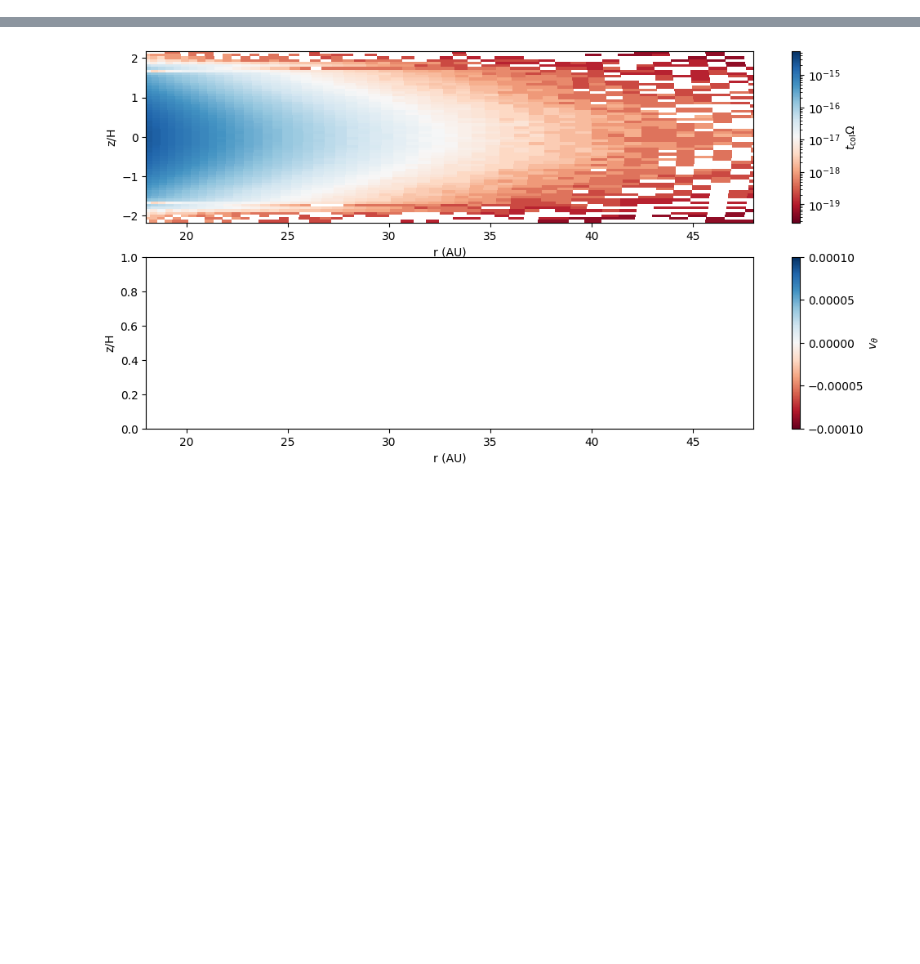
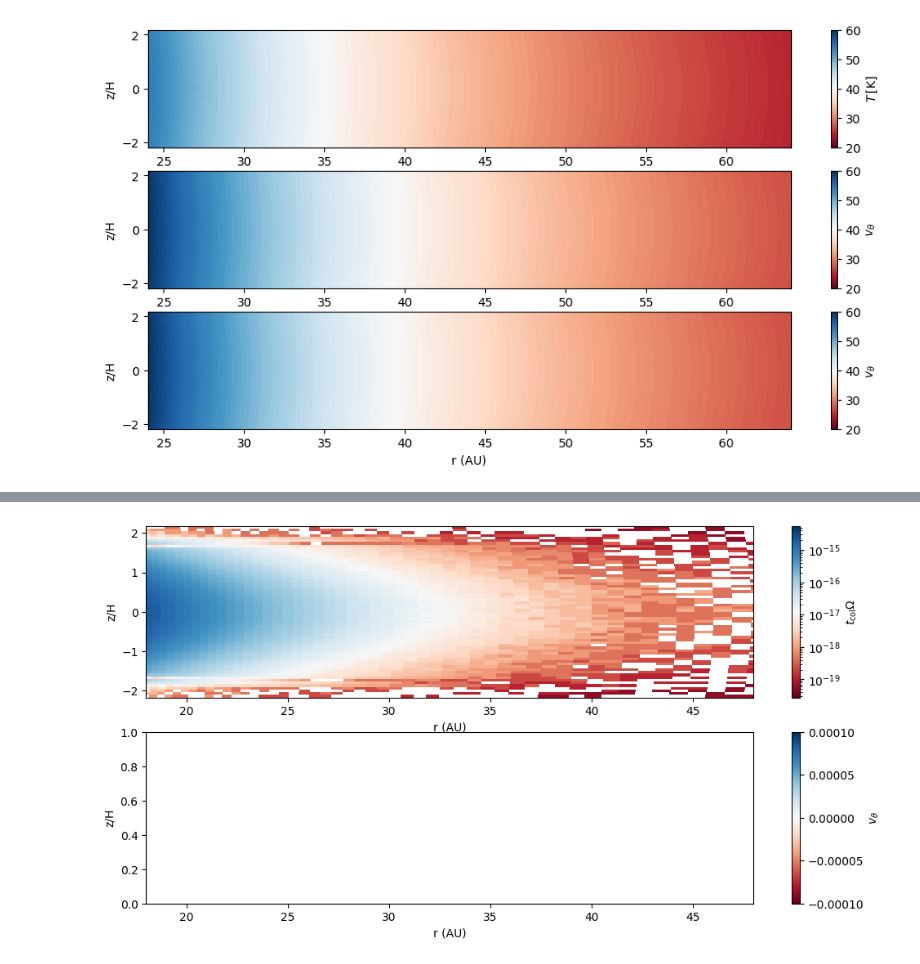
Before and after one commit to NadineSoliman/fargo3d, a Jupyter notebook: setups/vsi/vsi.ipynb, the cells around one changed output, grey strips where cells are left out. Cells and saved outputs as stored; diff of their text form; code cells hidden in the pictures; blank space fills up the shorter version.

```diff
--- a/setups/vsi/vsi.ipynb
+++ b/setups/vsi/vsi.ipynb
@@ -166,0 +167,39 @@ show()
+# %%
+n =0
+
+vthetan_th = fromfile("../../outputs/vsi_sametemp/gasenergy{:d}.dat".format(n)).reshape(nz,ny)
+vthetan_d= fromfile("../../outputs/vsi_sametemp/dust1energy{:d}.dat".format(n)).reshape(nz,ny)
+vthetan_d2= fromfile("../../outputs/vsi_sametemp/dust2energy{:d}.dat".format(n)).reshape(nz,ny)
+cg = 1/(gamma-1)
+cd = 0.08 * cg
+rho = fromfile("../../outputs/vsi_sametemp/gasdens{:d}.dat".format(n)).reshape(nz,ny)
+rhod1= fromfile("../../outputs/vsi_sametemp/dust1dens{:d}.dat".format(n)).reshape(nz,ny)
+rhod2= fromfile("../../outputs/vsi_sametemp/dust2dens{:d}.dat".format(n)).reshape(nz,ny)
+
+H0 = 0.06
+fig = plt.figure(figsize=(12, 6))
+
+ax1 = fig.add_subplot(311)
+surf1 = ax1.pcolormesh(40*R*sin(T),cos(T)/H0, vthetan_th/rho/cg / Kelvin_code, cmap='RdBu',vmin = 20, vmax = 60)
+
+ax1.set_xlabel('r (AU)')
+ax1.set_ylabel('z/H')
+ax1.set_xlim(0.6*40, 1.6*40)
+fig.colorbar(surf1, ax=ax1, label=r'$T\, [\rm K]$')
+
+ax2 = fig.add_subplot(312)
+surf2 = ax2.pcolormesh(40*R*sin(T),cos(T)/H0, vthetan_d/rhod1/cd/ Kelvin_code, cmap='RdBu', vmin = 20, vmax = 60)
+ax2.set_xlabel('r (AU)')
+ax2.set_ylabel('z/H')
+ax2.set_xlim(40*0.6, 40*1.6)
+fig.colorbar(surf2, ax=ax2, label=r'$v_\theta$')
+
+ax2 = fig.add_subplot(313)
+surf2 = ax2.pcolormesh(40*R*sin(T),cos(T)/H0, vthetan_d2/rhod2/cd/ Kelvin_code, cmap='RdBu', vmin = 20, vmax = 60)
+ax2.set_xlabel('r (AU)')
+ax2.set_ylabel('z/H')
+ax2.set_xlim(40*0.6, 40*1.6)
+fig.colorbar(surf2, ax=ax2, label=r'$v_\theta$')
+show()
+# %% [output]
+[figure, added]
```
Also changed, not shown: parts of 9 cells of this notebook, 13 other files.
